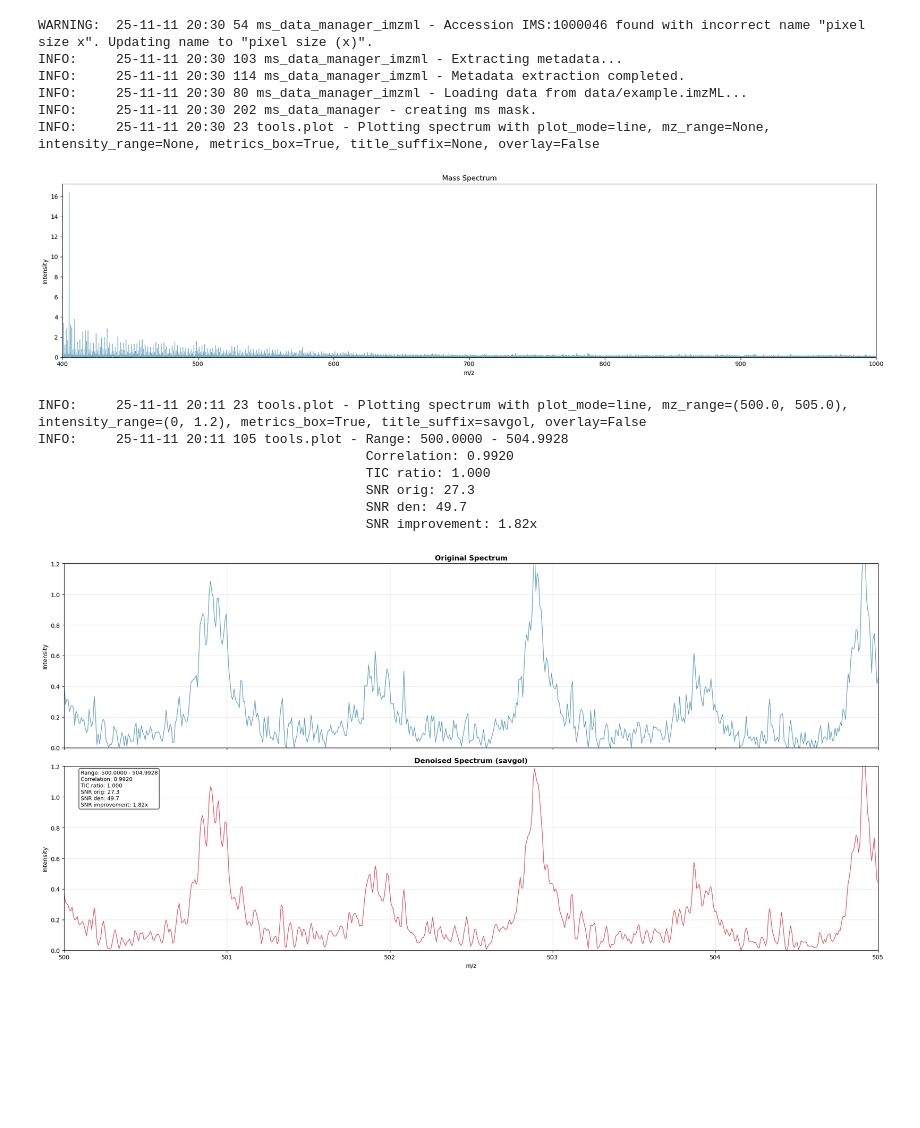
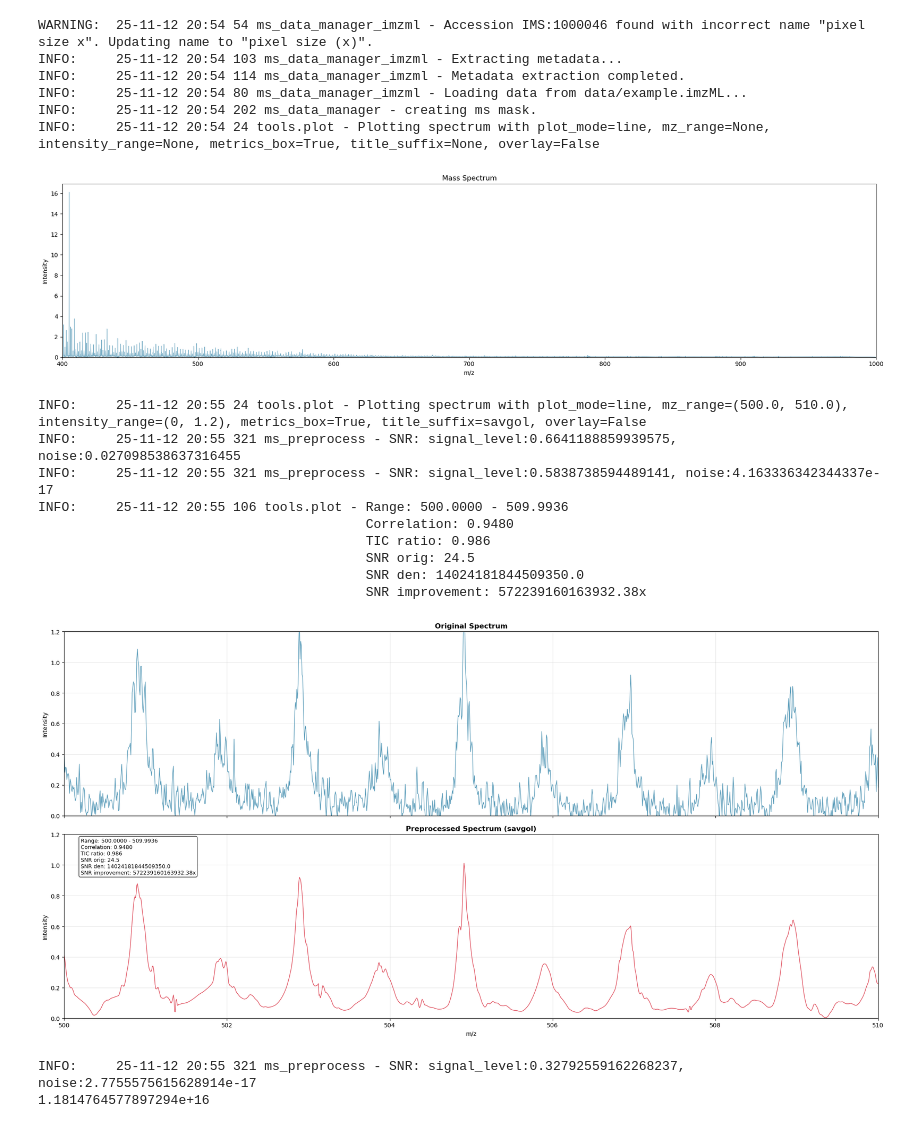
Before and after one commit to NeoNexusX/MassFlow, a Jupyter notebook: example.ipynb, the cells around one changed output. Cells and saved outputs as stored; diff of their text form; code cells hidden in the pictures; blank space fills up the shorter version.

Commit message:
refactor(preprocess): 重构预处理模块并优化代码结构
将预处理模块拆分为多个辅助文件，优化函数命名和参数处理
添加输入验证和错误处理，改进日志记录
重构平滑函数为通用接口，支持多种滤波方法
修复mz_list拷贝问题，避免潜在的数据修改风险

```diff
--- a/example.ipynb
+++ b/example.ipynb
@@ -15,37 +15,41 @@ if __name__ == "__main__":
     ms_md.load_full_data_from_file()
     sp = ms[0]
 
-    denoised = MSIPreprocessor.noise_reduction(
+    denoised = MSIPreprocessor.noise_reduction_spectrum(
         data=sp,
-        method="savgol",
-        window=5,
-        polyorder=2
+        method="wavelet",
+        window=10,
     )
     plot_spectrum(denoised)
 # %% [output]
-WARNING:  25-11-11 20:30 54 ms_data_manager_imzml - Accession IMS:1000046 found with incorrect name "pixel size x". Updating name to "pixel size (x)".
-INFO:     25-11-11 20:30 103 ms_data_manager_imzml - Extracting metadata...
-INFO:     25-11-11 20:30 114 ms_data_manager_imzml - Metadata extraction completed.
-INFO:     25-11-11 20:30 80 ms_data_manager_imzml - Loading data from data/example.imzML...
-INFO:     25-11-11 20:30 202 ms_data_manager - creating ms mask.
-INFO:     25-11-11 20:30 23 tools.plot - Plotting spectrum with plot_mode=line, mz_range=None, intensity_range=None, metrics_box=True, title_suffix=None, overlay=False
+WARNING:  25-11-12 20:54 54 ms_data_manager_imzml - Accession IMS:1000046 found with incorrect name "pixel size x". Updating name to "pixel size (x)".
+INFO:     25-11-12 20:54 103 ms_data_manager_imzml - Extracting metadata...
+INFO:     25-11-12 20:54 114 ms_data_manager_imzml - Metadata extraction completed.
+INFO:     25-11-12 20:54 80 ms_data_manager_imzml - Loading data from data/example.imzML...
+INFO:     25-11-12 20:54 202 ms_data_manager - creating ms mask.
+INFO:     25-11-12 20:54 24 tools.plot - Plotting spectrum with plot_mode=line, mz_range=None, intensity_range=None, metrics_box=True, title_suffix=None, overlay=False
-[figure, old version]
+[figure, new version]
 # %%
 # Plotting
 plot_spectrum(
     base=sp,
     target=denoised,
-    mz_range=(500.0, 505.0),
+    mz_range=(500.0, 510.0),
     intensity_range=(0, 1.2),
     title_suffix='savgol',
     overlay=False,
 )
+print(MSIPreprocessor.calculate_snr_spectrum(spectrum=denoised))
 # %% [output]
-INFO:     25-11-11 20:11 23 tools.plot - Plotting spectrum with plot_mode=line, mz_range=(500.0, 505.0), intensity_range=(0, 1.2), metrics_box=True, title_suffix=savgol, overlay=False
-INFO:     25-11-11 20:11 105 tools.plot - Range: 500.0000 - 504.9928
-                                          Correlation: 0.9920
-                                          TIC ratio: 1.000
-                                          SNR orig: 27.3
-                                          SNR den: 49.7
-                                          SNR improvement: 1.82x
+INFO:     25-11-12 20:55 24 tools.plot - Plotting spectrum with plot_mode=line, mz_range=(500.0, 510.0), intensity_range=(0, 1.2), metrics_box=True, title_suffix=savgol, overlay=False
+INFO:     25-11-12 20:55 321 ms_preprocess - SNR: signal_level:0.6641188859939575, noise:0.027098538637316455
+INFO:     25-11-12 20:55 321 ms_preprocess - SNR: signal_level:0.5838738594489141, noise:4.163336342344337e-17
+INFO:     25-11-12 20:55 106 tools.plot - Range: 500.0000 - 509.9936
+                                          Correlation: 0.9480
+                                          TIC ratio: 0.986
+                                          SNR orig: 24.5
+                                          SNR den: 14024181844509350.0
+                                          SNR improvement: 572239160163932.38x
-[figure, old version]
+[figure, new version]
+INFO:     25-11-12 20:55 321 ms_preprocess - SNR: signal_level:0.32792559162268237, noise:2.7755575615628914e-17
+1.1814764577897294e+16
```
Also changed, not shown: 7 other files.
